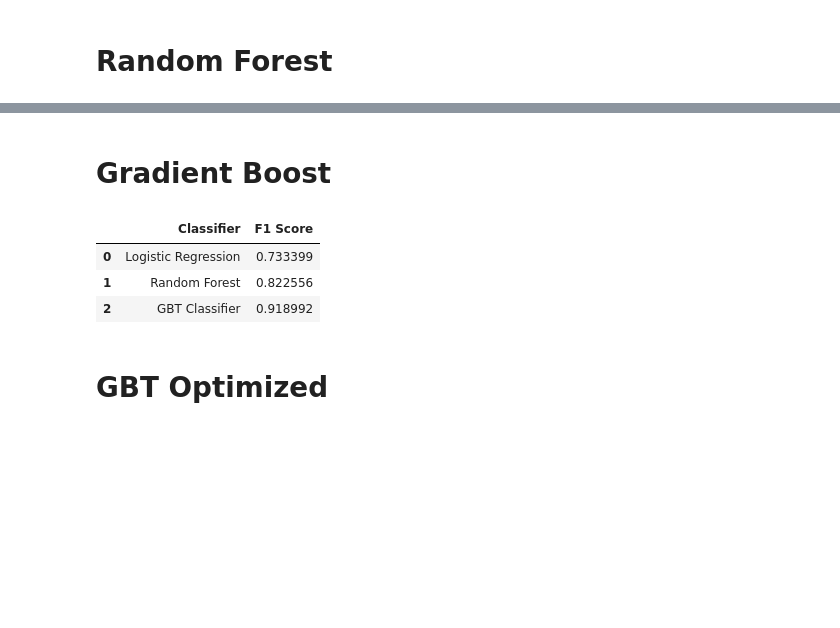
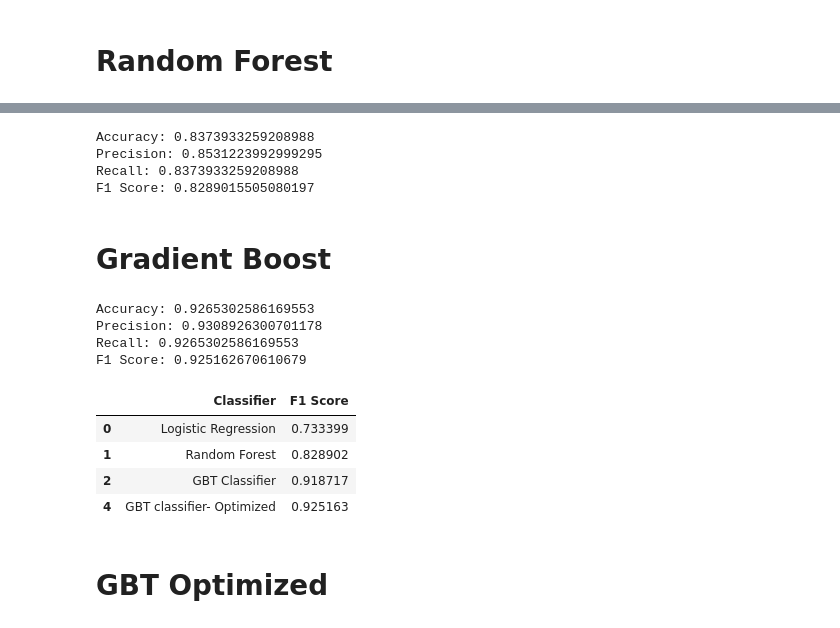
Before and after one commit to MohauMasukela/Udacity-Data-Science-Nanodegree, a Jupyter notebook: Project4/Project/Sparkify.ipynb, the cells around one changed output, grey strips where cells are left out. Drawn from its saved outputs; the diff is of its cells as text; code cells hidden in the pictures; blank space fills up the shorter version.

```diff
--- a/Project4/Project/Sparkify.ipynb
+++ b/Project4/Project/Sparkify.ipynb
@@ -581,19 +579,57 @@ scores_df.head()
+# %%
+results_rfc = model.transform(test)
+
+f1_rfc = evaluator.evaluate(results_rfc, {evaluator.metricName: "f1"})
+precision_rfc = evaluator.evaluate(results_rfc, {evaluator.metricName: "weightedPrecision"})
+recall_rfc = evaluator.evaluate(results_rfc, {evaluator.metricName: "weightedRecall"})
+accuracy_rfc = evaluator.evaluate(results_rfc, {evaluator.metricName: "accuracy"})
+
+print(f"Accuracy: {accuracy_rfc}")
+print(f"Precision: {precision_rfc}")
+print(f"Recall: {recall_rfc}")
+print(f"F1 Score: {f1_rfc}")
+# %% [output]
+Accuracy: 0.8373933259208988
+Precision: 0.8531223992999295
+Recall: 0.8373933259208988
+F1 Score: 0.8289015505080197
 # %% [markdown]
 # Gradient Boost
 # %%
+evaluator = MulticlassClassificationEvaluator(labelCol='churn', predictionCol='prediction', metricName='f1')
 gbt_classifier = GBTClassifier(featuresCol='scaled', labelCol='churn')
 pipeline = Pipeline(stages=[assembler, scaler, gbt_classifier])
 model = pipeline.fit(train)
 preds = model.transform(test)
+
 scores.append(['GBT Classifier', evaluator.evaluate(preds)])
+# %%
+
+results_gbt = model.transform(test)
+f1_gbt = evaluator.evaluate(results_gbt, {evaluator.metricName: "f1"})
+precision_gbt = evaluator.evaluate(results_gbt, {evaluator.metricName: "weightedPrecision"})
+recall_gbt = evaluator.evaluate(results_gbt, {evaluator.metricName: "weightedRecall"})
+accuracy_gbt = evaluator.evaluate(results_gbt, {evaluator.metricName: "accuracy"})
+
+print(f"Accuracy: {accuracy_gbt}")
+print(f"Precision: {precision_gbt}")
+print(f"Recall: {recall_gbt}")
+print(f"F1 Score: {f1_gbt}")
+# %% [output]
+Accuracy: 0.9265302586169553
+Precision: 0.9308926300701178
+Recall: 0.9265302586169553
+F1 Score: 0.925162670610679
 # %%
 scores_df = pd.DataFrame(scores,columns=['Classifier', 'F1 Score'])
+scores_df=scores_df.drop_duplicates(subset="Classifier")
 scores_df.head()
 # %% [output]
 |  | Classifier | F1 Score |
 | 0 | Logistic Regression | 0.733399 |
-| 1 | Random Forest | 0.822556 |
-| 2 | GBT Classifier | 0.918992 |
+| 1 | Random Forest | 0.828902 |
+| 2 | GBT Classifier | 0.918717 |
+| 4 | GBT classifier- Optimized | 0.925163 |
 # %% [markdown]
 # GBT Optimized
 # %%
```
Also changed, not shown: parts of 6 cells of this notebook, 1 other file.
